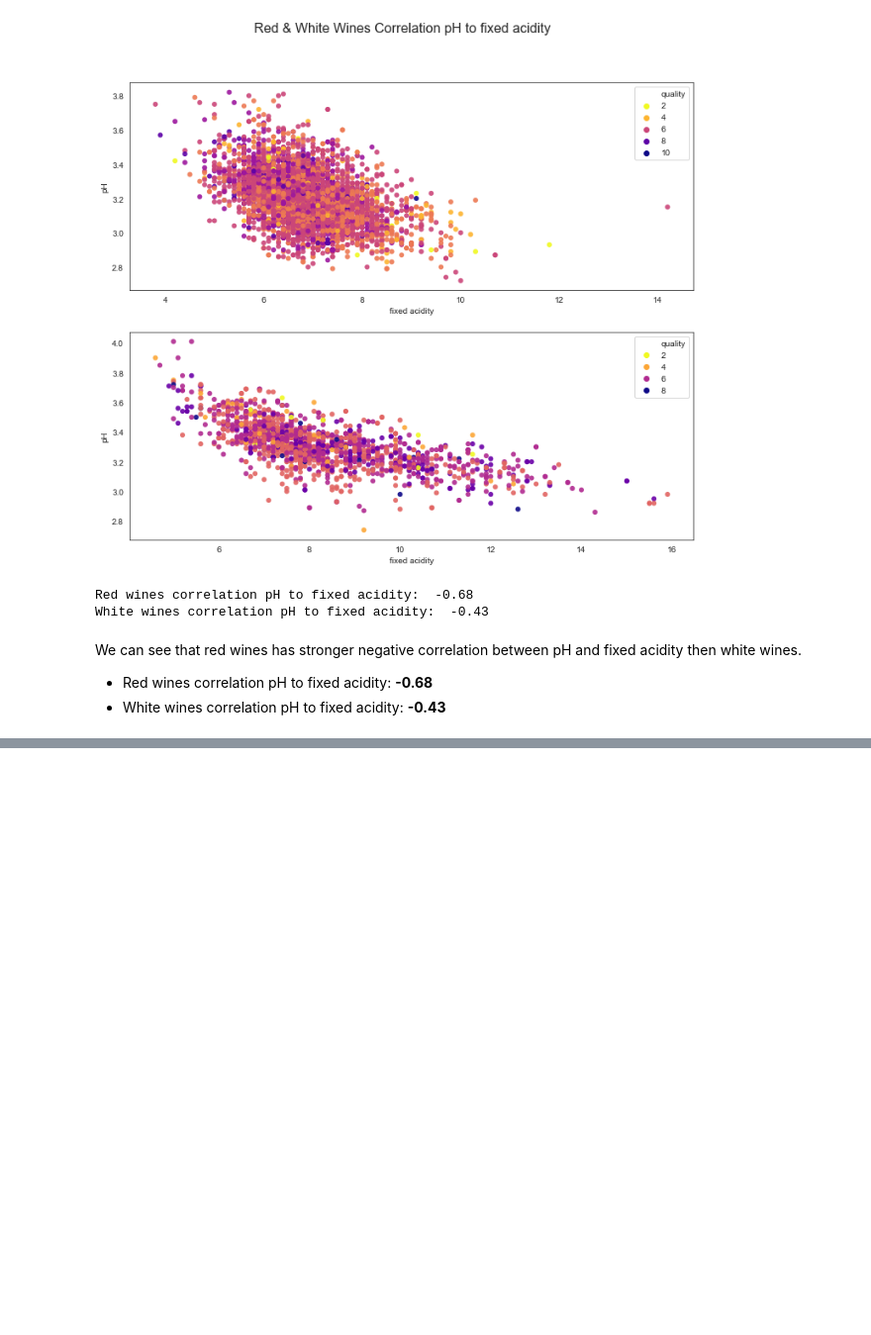
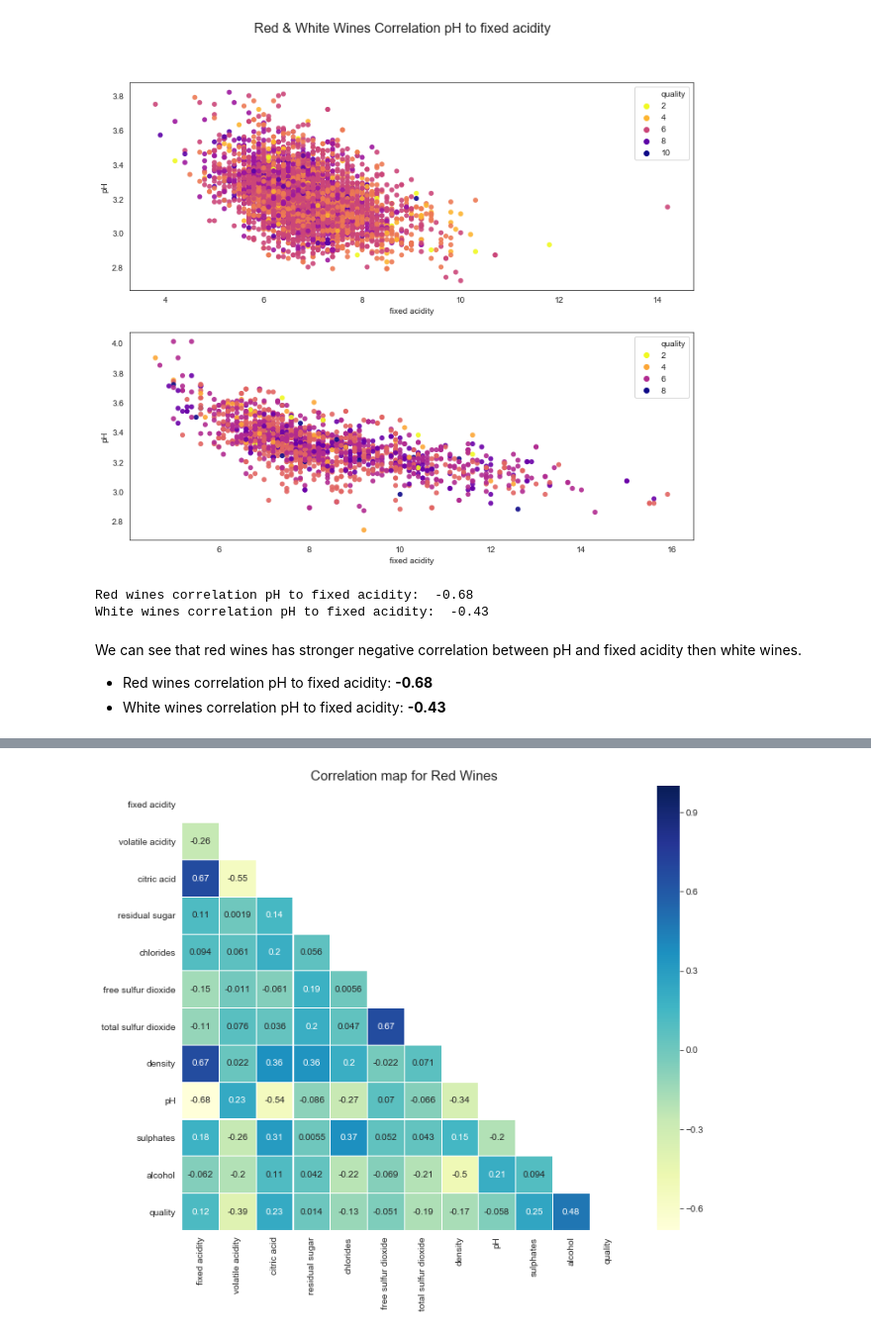
Before and after one commit to JakubPluta/EDA-ML, a Jupyter notebook: Wine Quality - EDA .ipynb, the cells around one changed output, grey strips where cells are left out. Shown: that part at 99% size. Saved outputs shown, nothing was run; the diff lists cells and outputs as text; code cells hidden in the pictures; blank space fills up the shorter version.

```diff
--- a/Wine Quality - EDA .ipynb
+++ b/Wine Quality - EDA .ipynb
@@ -152,3 +153,6 @@ White wines correlation pH to fixed acidity:  -0.43
 We can see that red wines has stronger negative correlation between pH and fixed acidity then white wines.
 * Red wines correlation pH to fixed acidity:  __-0.68__
 * White wines correlation pH to fixed acidity:  __-0.43__
+# %%
+red_corr = wines_nodummy[wines_nodummy['color']=='Red'].corr()
+red_corr
@@ -154,0 +173,8 @@ We can see that red wines has stronger negative correlation between pH and fixed
+# %%
+f,ax = plt.subplots(figsize=(12,9))
+mask = np.zeros_like(red_corr)
+mask[np.triu_indices_from(mask)] = True
+sns.heatmap(red_corr,cmap='YlGnBu',annot=True,linewidths=.1,square=True,mask=mask);
+plt.title('Correlation map for Red Wines',fontsize=15);
+# %% [output]
+[figure, added]
```
Also changed, not shown: parts of 9 cells of this notebook.
